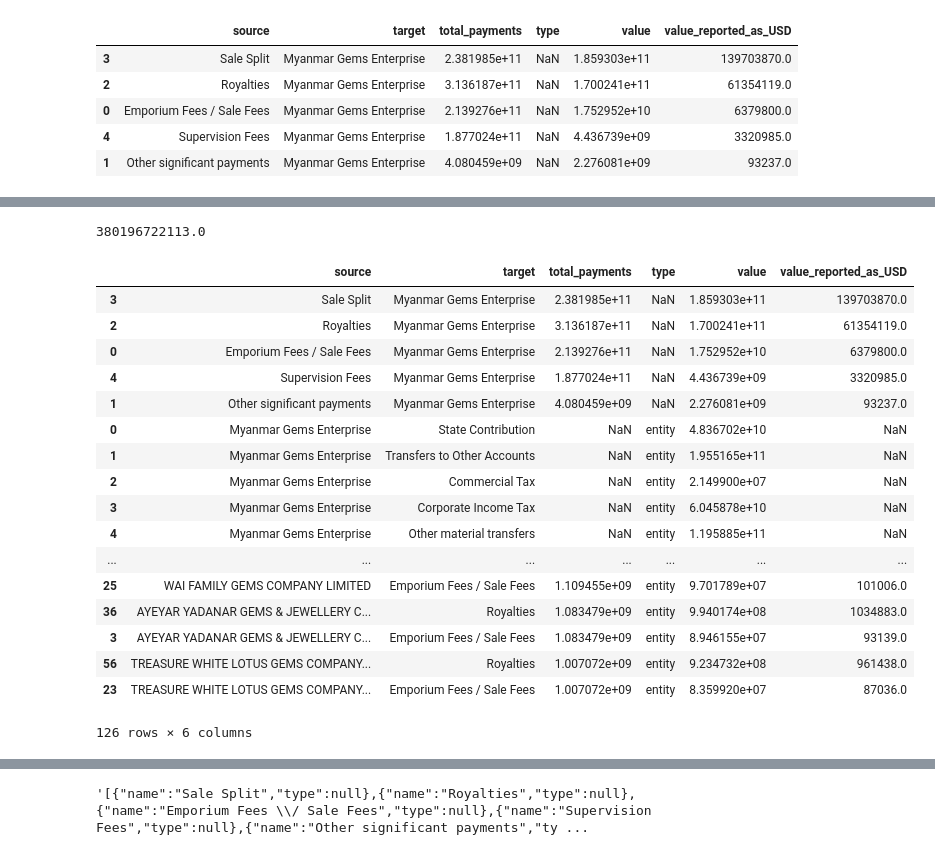
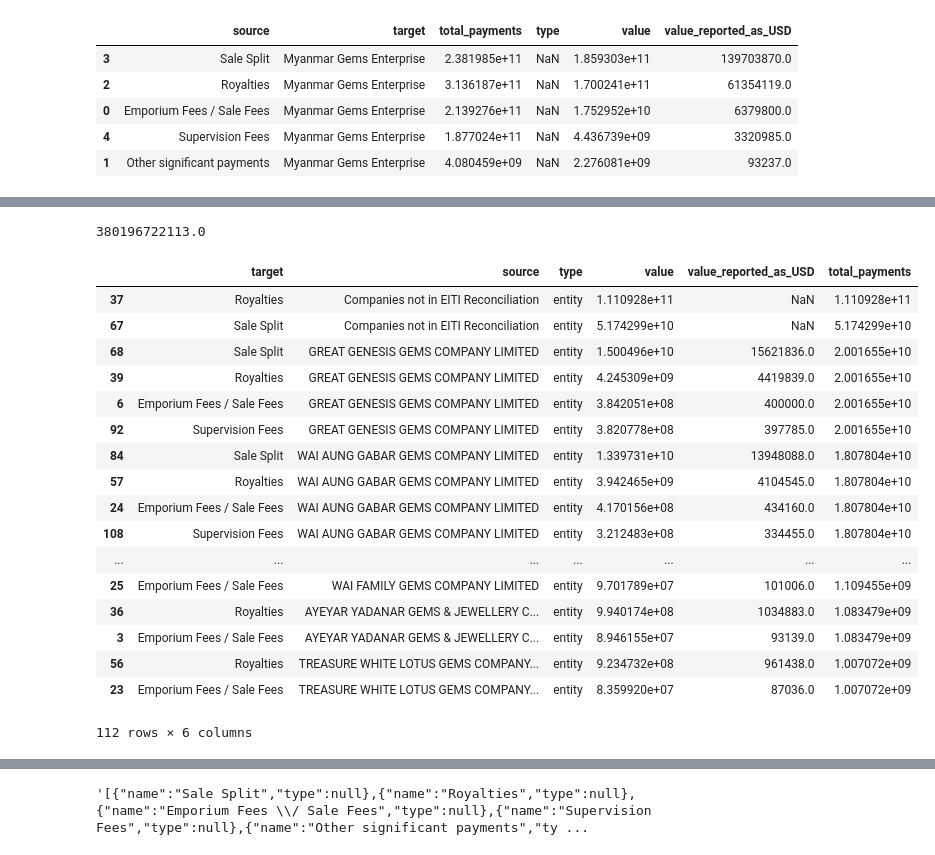
Before and after one commit to NRGI/jade-revenues, a Jupyter notebook: revenues-test/Preparing Data 2013-14.ipynb, the cells around one changed output, grey strips where cells are left out. Saved outputs shown, nothing was run; the diff lists cells and outputs as text; code cells hidden in the pictures.

```diff
--- a/revenues-test/Preparing Data 2013-14.ipynb
+++ b/revenues-test/Preparing Data 2013-14.ipynb
@@ -68,6 +68,7 @@ df['revenue_stream_short'] = df['name_of_revenue_stream'].str.split(' - ').str[1
 # %%
 df_gemsjade = df[df['Commodities'] == 'Gems & Jade']
 df_gemsjade['type'] = 'entity'
+df_gemsjade['target_type'] = ''
 # %% [output]
 A value is trying to be set on a copy of a slice from a DataFrame.
 Try using .loc[row_indexer,col_indexer] = value instead
@@ -112,19 +118,19 @@ company_totals
 df_gemsjade = pd.merge(df_gemsjade, company_totals, on='Company_name_cl')
 df_gemsjade = df_gemsjade.sort_values(by=['total_payments'], ascending=False)
 # %%
-append_dict_others = [{'Company_name_cl': 'Others (Not in Reconciliation Scope)', 'type': 'entity',
+append_dict_others = [{'Company_name_cl': 'Companies not in EITI Reconciliation', 'type': 'entity',
                        'revenue_stream_short': 'Royalties', 'value_reported': 111092756522 },
 
-                     {'Company_name_cl': 'Others (Not in Reconciliation Scope)', 'type': 'entity',
+                     {'Company_name_cl': 'Companies not in EITI Reconciliation', 'type': 'entity',
                        'revenue_stream_short': 'Sale Split', 'value_reported': 51742994736 },
 
-                     {'Company_name_cl': 'Others (Not in Reconciliation Scope)', 'type': 'entity',
+                     {'Company_name_cl': 'Companies not in EITI Reconciliation', 'type': 'entity',
                        'revenue_stream_short': 'Emporium Fees / Sale Fees', 'value_reported': 11401644588 },
 
-                     {'Company_name_cl': 'Others (Not in Reconciliation Scope)', 'type': 'entity',
+                     {'Company_name_cl': 'Companies not in EITI Reconciliation', 'type': 'entity',
                        'revenue_stream_short': 'Supervision Fees', 'value_reported': 1246890624 },
 
-                     {'Company_name_cl': 'Others (Not in Reconciliation Scope)', 'type': 'entity',
+                     {'Company_name_cl': 'Companies not in EITI Reconciliation', 'type': 'entity',
                        'revenue_stream_short': 'Other significant payments', 'value_reported': 2186525820 }]
 
 others_df = pd.DataFrame(append_dict_others)
@@ -149,7 +155,7 @@ df_gemsjade['revenue_stream_short'] = df_gemsjade['revenue_stream_short'].replac
 # %% [markdown]
 ## Remove negative payments for Sankey
 # %%
-df_gemsjade = df_gemsjade[df_gemsjade["value_reported"] >= 0]
+df_gemsjade = df_gemsjade[df_gemsjade["value_reported"] > 0]
 # %% [markdown]
 ## Prepare Source-Target-Value dataframe
 # %%
@@ -187,7 +193,7 @@ append_dict_transfers = [{'source': 'Myanmar Gems Enterprise', 'type': 'entity',
                          {'source': 'Myanmar Gems Enterprise', 'type': 'entity',
                        'target': 'Other material transfers', 'value': 119588538585 },
 
-                         {'source': 'State Contribution',
+                         {'source': 'State Contribution', 'target_type': 'entity',
                        'target': 'Ministry of Finance', 'value': 48367022000 },
 
                          {'source': 'Corporate Income Tax',
@@ -196,7 +202,7 @@ append_dict_transfers = [{'source': 'Myanmar Gems Enterprise', 'type': 'entity',
                          {'source': 'Commercial Tax',
                        'target': 'Internal Revenue Department', 'value': 21499000 },
 
-                         {'source': 'Internal Revenue Department',
+                         {'source': 'Internal Revenue Department', 'type': 'entity','target_type': 'entity',
                        'target': 'Ministry of Finance', 'value': 60480276000 }]
 
 append_dict_transfers_df = pd.DataFrame(append_dict_transfers)
@@ -221,31 +227,32 @@ links
 # %%
 to_append = df_gemsjade.groupby(['revenue_stream_short','Company_name_cl','type'],as_index=False)['value_reported','value_reported_as_USD','total_payments'].sum()
 to_append.rename(columns = {'Company_name_cl':'source','revenue_stream_short':'target', 'value_reported' : 'value'}, inplace = True)
 to_append = to_append.sort_values(by=['type','total_payments','value'], ascending = False)
 links = pd.concat([links,to_append])
 
 print(to_append['value'].sum())
-links
+#links
+to_append
 # %% [output]
 380196722113.0
-|  | source | target | total_payments | type | value | value_reported_as_USD |
-| 3 | Sale Split | Myanmar Gems Enterprise | 2.381985e+11 | NaN | 1.859303e+11 | 139703870.0 |
-| 2 | Royalties | Myanmar Gems Enterprise | 3.136187e+11 | NaN | 1.700241e+11 | 61354119.0 |
-| 0 | Emporium Fees / Sale Fees | Myanmar Gems Enterprise | 2.139276e+11 | NaN | 1.752952e+10 | 6379800.0 |
-| 4 | Supervision Fees | Myanmar Gems Enterprise | 1.877024e+11 | NaN | 4.436739e+09 | 3320985.0 |
-| 1 | Other significant payments | Myanmar Gems Enterprise | 4.080459e+09 | NaN | 2.276081e+09 | 93237.0 |
-| 0 | Myanmar Gems Enterprise | State Contribution | NaN | entity | 4.836702e+10 | NaN |
-| 1 | Myanmar Gems Enterprise | Transfers to Other Accounts | NaN | entity | 1.955165e+11 | NaN |
-| 2 | Myanmar Gems Enterprise | Commercial Tax | NaN | entity | 2.149900e+07 | NaN |
-| 3 | Myanmar Gems Enterprise | Corporate Income Tax | NaN | entity | 6.045878e+10 | NaN |
-| 4 | Myanmar Gems Enterprise | Other material transfers | NaN | entity | 1.195885e+11 | NaN |
+|  | target | source | type | value | value_reported_as_USD | total_payments |
+| 37 | Royalties | Companies not in EITI Reconciliation | entity | 1.110928e+11 | NaN | 1.110928e+11 |
+| 67 | Sale Split | Companies not in EITI Reconciliation | entity | 5.174299e+10 | NaN | 5.174299e+10 |
+| 68 | Sale Split | GREAT GENESIS GEMS COMPANY LIMITED | entity | 1.500496e+10 | 15621836.0 | 2.001655e+10 |
+| 39 | Royalties | GREAT GENESIS GEMS COMPANY LIMITED | entity | 4.245309e+09 | 4419839.0 | 2.001655e+10 |
+| 6 | Emporium Fees / Sale Fees | GREAT GENESIS GEMS COMPANY LIMITED | entity | 3.842051e+08 | 400000.0 | 2.001655e+10 |
+| 92 | Supervision Fees | GREAT GENESIS GEMS COMPANY LIMITED | entity | 3.820778e+08 | 397785.0 | 2.001655e+10 |
+| 84 | Sale Split | WAI AUNG GABAR GEMS COMPANY LIMITED | entity | 1.339731e+10 | 13948088.0 | 1.807804e+10 |
+| 57 | Royalties | WAI AUNG GABAR GEMS COMPANY LIMITED | entity | 3.942465e+09 | 4104545.0 | 1.807804e+10 |
+| 24 | Emporium Fees / Sale Fees | WAI AUNG GABAR GEMS COMPANY LIMITED | entity | 4.170156e+08 | 434160.0 | 1.807804e+10 |
+| 108 | Supervision Fees | WAI AUNG GABAR GEMS COMPANY LIMITED | entity | 3.212483e+08 | 334455.0 | 1.807804e+10 |
 | ... | ... | ... | ... | ... | ... | ... |
-| 25 | WAI FAMILY GEMS COMPANY LIMITED | Emporium Fees / Sale Fees | 1.109455e+09 | entity | 9.701789e+07 | 101006.0 |
-| 36 | AYEYAR YADANAR GEMS & JEWELLERY C... | Royalties | 1.083479e+09 | entity | 9.940174e+08 | 1034883.0 |
-| 3 | AYEYAR YADANAR GEMS & JEWELLERY C... | Emporium Fees / Sale Fees | 1.083479e+09 | entity | 8.946155e+07 | 93139.0 |
-| 56 | TREASURE WHITE LOTUS GEMS COMPANY... | Royalties | 1.007072e+09 | entity | 9.234732e+08 | 961438.0 |
-| 23 | TREASURE WHITE LOTUS GEMS COMPANY... | Emporium Fees / Sale Fees | 1.007072e+09 | entity | 8.359920e+07 | 87036.0 |
+| 25 | Emporium Fees / Sale Fees | WAI FAMILY GEMS COMPANY LIMITED | entity | 9.701789e+07 | 101006.0 | 1.109455e+09 |
+| 36 | Royalties | AYEYAR YADANAR GEMS & JEWELLERY C... | entity | 9.940174e+08 | 1034883.0 | 1.083479e+09 |
+| 3 | Emporium Fees / Sale Fees | AYEYAR YADANAR GEMS & JEWELLERY C... | entity | 8.946155e+07 | 93139.0 | 1.083479e+09 |
+| 56 | Royalties | TREASURE WHITE LOTUS GEMS COMPANY... | entity | 9.234732e+08 | 961438.0 | 1.007072e+09 |
+| 23 | Emporium Fees / Sale Fees | TREASURE WHITE LOTUS GEMS COMPANY... | entity | 8.359920e+07 | 87036.0 | 1.007072e+09 |
-126 rows × 6 columns
+112 rows × 6 columns
 # %%
 #to_append = df.groupby(['Payment Type','Reporting Company'],as_index=False)['Value (USD)'].sum()
 #to_append.rename(columns = {'Payment Type':'source','Reporting Company':'target', 'Value (USD)' : 'value'}, inplace = True)
```
Also changed, not shown: parts of 7 cells of this notebook, 13 other files.
